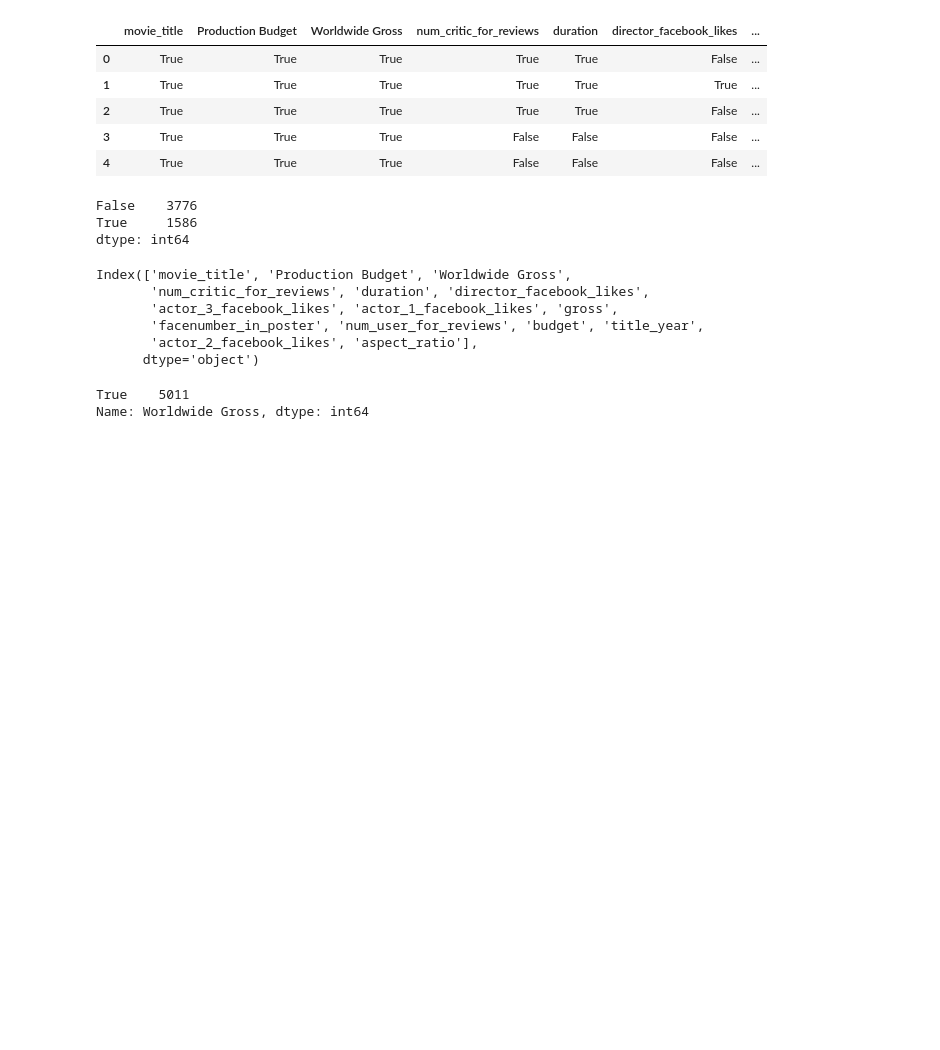
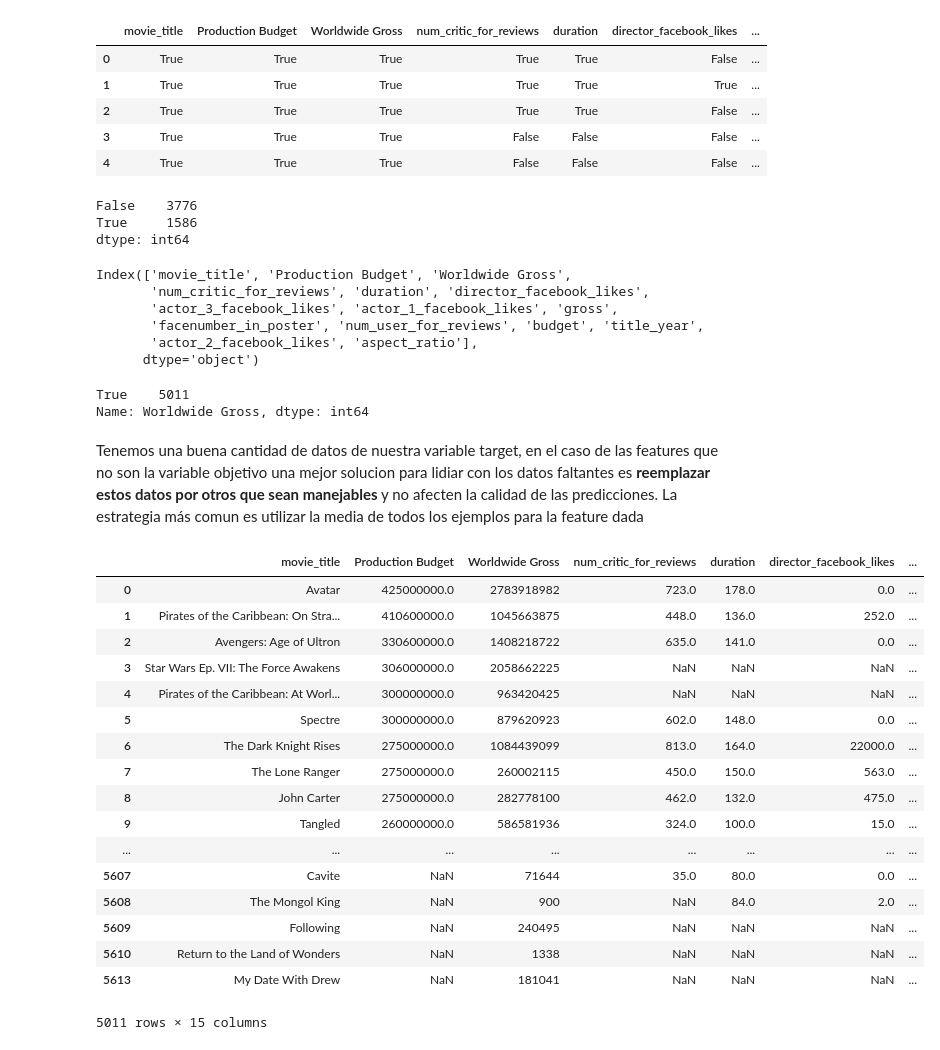
Before and after one commit to WillArevalo/Curso-de-Machine-Learning-Aplicado-con-Python, a Jupyter notebook: 11-12-13-14-15 - Cargar los datos necesarios para el proyecto-Inspección de los tipos de datos.ipynb, the cells around one changed output. Drawn from its saved outputs; the diff is of its cells as text; code cells hidden in the pictures; blank space fills up the shorter version.

```diff
--- a/11-12-13-14-15 - Cargar los datos necesarios para el proyecto-Inspección de los tipos de datos.ipynb
+++ b/11-12-13-14-15 - Cargar los datos necesarios para el proyecto-Inspección de los tipos de datos.ipynb
@@ -769,3 +769,5 @@ movies_v2['Worldwide Gross'].notnull().value_counts()
 # %% [output]
 True    5011
 Name: Worldwide Gross, dtype: int64
+# %% [markdown]
+Tenemos una buena cantidad de datos de nuestra variable target, en el caso de las features que no son la variable objetivo una mejor solucion para lidiar con los datos faltantes es **reemplazar estos datos por otros que sean manejables** y no afecten la calidad de las predicciones. La estrategia más comun es utilizar la media de todos los ejemplos para la feature dada
@@ -771,0 +779,21 @@ Name: Worldwide Gross, dtype: int64
+# %%
+movies_v2
+# %% [output]
+|  | movie_title | Production Budget | Worldwide Gross | num_critic_for_reviews | duration | director_facebook_likes | ... |
+| 0 | Avatar | 425000000.0 | 2783918982 | 723.0 | 178.0 | 0.0 | ... |
+| 1 | Pirates of the Caribbean: On Stra... | 410600000.0 | 1045663875 | 448.0 | 136.0 | 252.0 | ... |
+| 2 | Avengers: Age of Ultron | 330600000.0 | 1408218722 | 635.0 | 141.0 | 0.0 | ... |
+| 3 | Star Wars Ep. VII: The Force Awakens | 306000000.0 | 2058662225 | NaN | NaN | NaN | ... |
+| 4 | Pirates of the Caribbean: At Worl... | 300000000.0 | 963420425 | NaN | NaN | NaN | ... |
+| 5 | Spectre | 300000000.0 | 879620923 | 602.0 | 148.0 | 0.0 | ... |
+| 6 | The Dark Knight Rises | 275000000.0 | 1084439099 | 813.0 | 164.0 | 22000.0 | ... |
+| 7 | The Lone Ranger | 275000000.0 | 260002115 | 450.0 | 150.0 | 563.0 | ... |
+| 8 | John Carter | 275000000.0 | 282778100 | 462.0 | 132.0 | 475.0 | ... |
+| 9 | Tangled | 260000000.0 | 586581936 | 324.0 | 100.0 | 15.0 | ... |
+| ... | ... | ... | ... | ... | ... | ... | ... |
+| 5607 | Cavite | NaN | 71644 | 35.0 | 80.0 | 0.0 | ... |
+| 5608 | The Mongol King | NaN | 900 | NaN | 84.0 | 2.0 | ... |
+| 5609 | Following | NaN | 240495 | NaN | NaN | NaN | ... |
+| 5610 | Return to the Land of Wonders | NaN | 1338 | NaN | NaN | NaN | ... |
+| 5613 | My Date With Drew | NaN | 181041 | NaN | NaN | NaN | ... |
+5011 rows × 15 columns
```
Also changed, not shown: parts of 11 cells of this notebook, 1 other file.
